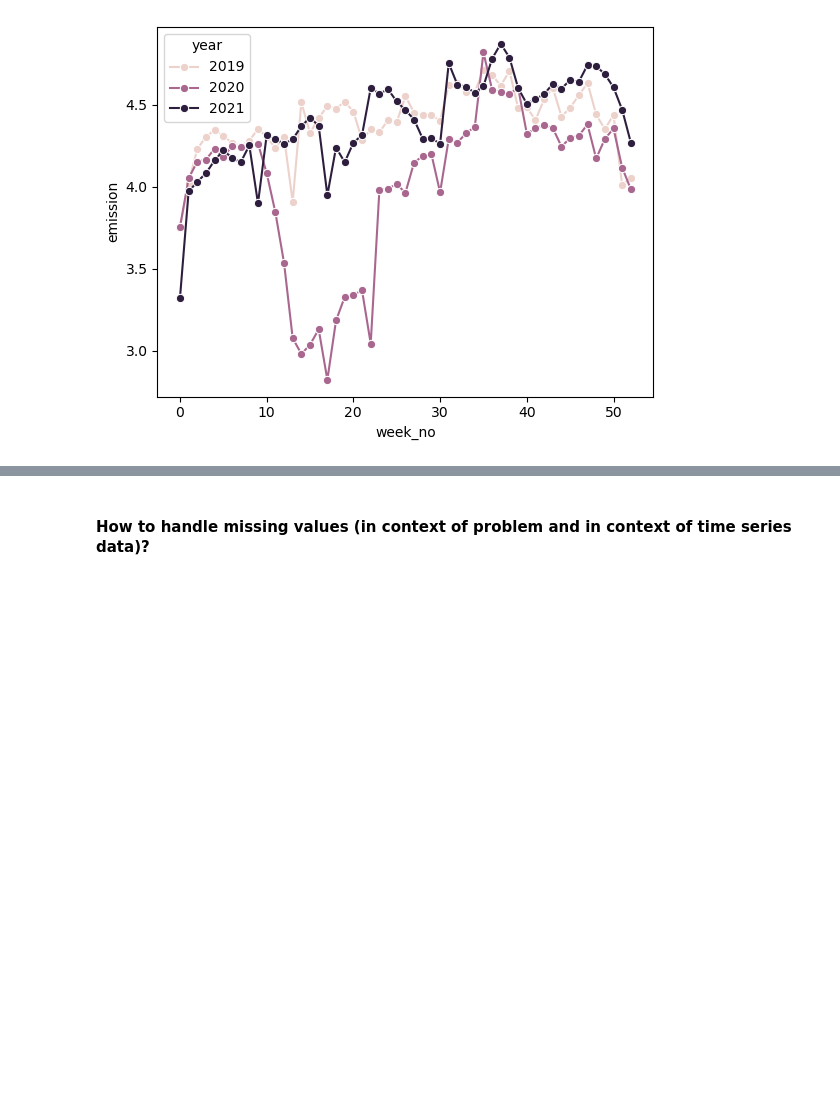
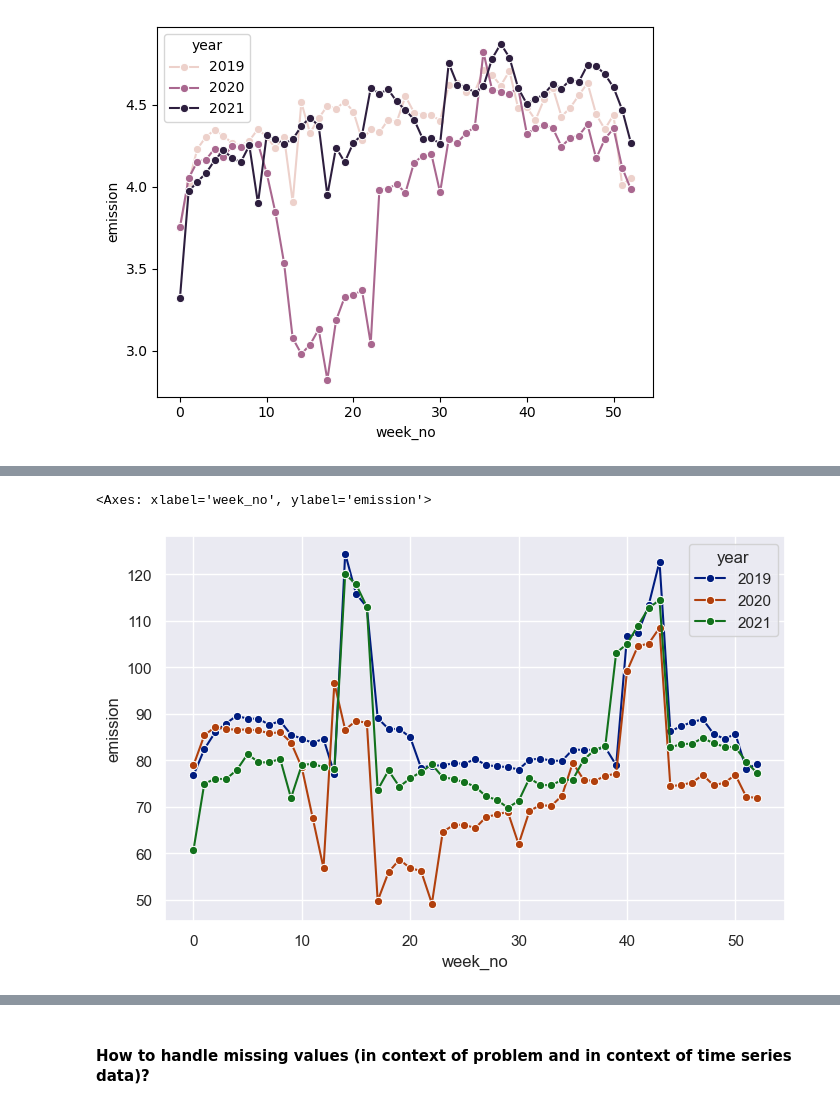
Before and after one commit to aschlecht1/MLM24_Predict-CO2-Emissions-in-Rwanda, a Jupyter notebook: CO2 Emissions (ML Marathon 2024).ipynb, the cells around one changed output, grey strips where cells are left out. Drawn from its saved outputs; the diff is of its cells as text; code cells hidden in the pictures; blank space fills up the shorter version.

```diff
--- a/CO2 Emissions (ML Marathon 2024).ipynb
+++ b/CO2 Emissions (ML Marathon 2024).ipynb
@@ -181,2 +180,7 @@ sns.lineplot(data = small_df, x = "week_no", y = "emission", hue = "year", marke
 # %%
+# Approach 2: Take the average emission per year_week for each location
+avg_emissions_by_year_week = df.groupby(["year", "week_no"])["emission"].mean()
+avg_emissions_by_year_week = pd.DataFrame(avg_emissions_by_year_week)
+avg_emissions_by_year_week = avg_emissions_by_year_week.reset_index() # reset the index to extract year and week_no as named columns in the df
+avg_emissions_by_year_week.head(10)
 # %% [output]
@@ -191,0 +198,7 @@ Name: year, dtype: int64
+# %%
+#define figure size
+sns.set_theme(rc={'figure.figsize':(8, 5)})
+sns.lineplot(data = avg_emissions_by_year_week, x = "week_no", y = "emission", hue = "year", palette='dark', marker="o")
+# %% [output]
+<Axes: xlabel='week_no', ylabel='emission'>
+[figure, added]
```
Also changed, not shown: parts of 35 cells of this notebook.
